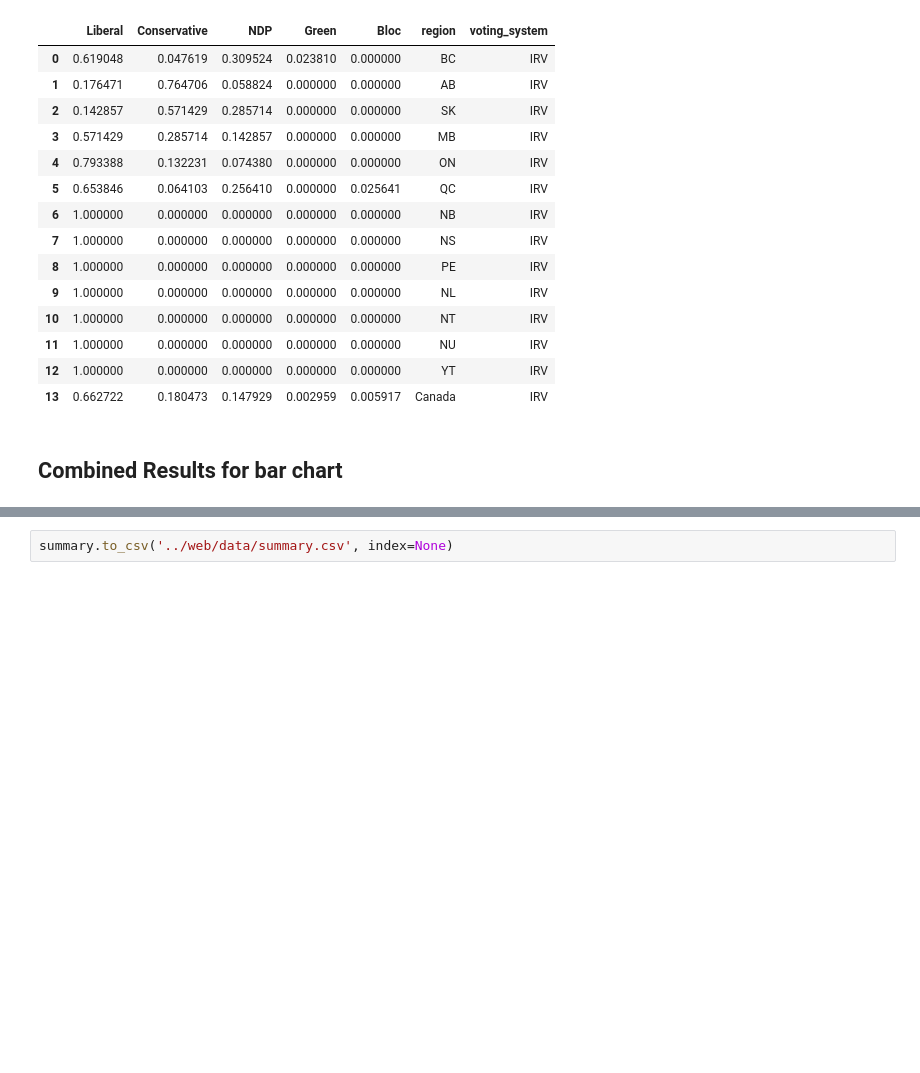
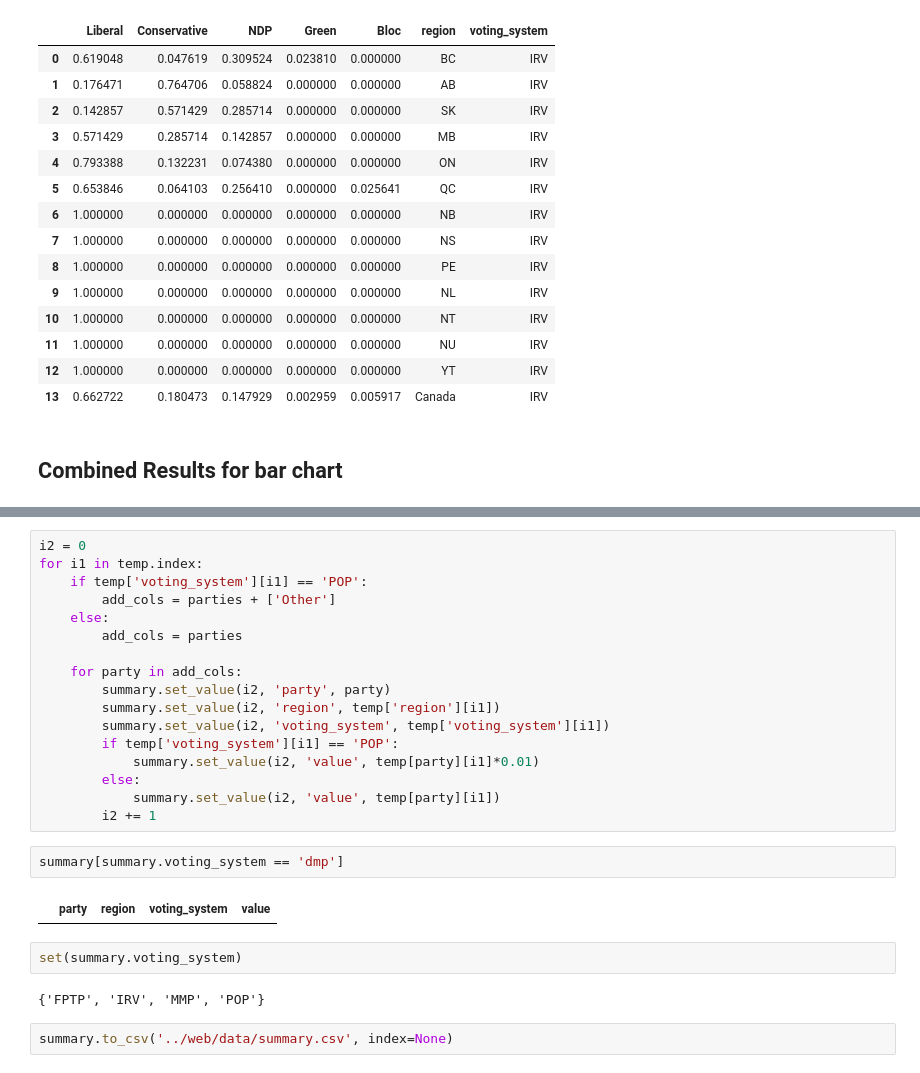
Before and after one commit to smcmurtry/electoral_reform, a Jupyter notebook: python/data_munging.ipynb, the cells around one changed output, grey strips where cells are left out. Drawn from its saved outputs; the diff is of its cells as text; blank space fills up the shorter version.

```diff
--- a/python/data_munging.ipynb
+++ b/python/data_munging.ipynb
@@ -471,2 +475,27 @@ summary.head()
+# %%
+i2 = 0
+for i1 in temp.index:
+    if temp['voting_system'][i1] == 'POP':
+        add_cols = parties + ['Other']
+    else:
+        add_cols = parties
+
+    for party in add_cols:
+        summary.set_value(i2, 'party', party)
+        summary.set_value(i2, 'region', temp['region'][i1])
+        summary.set_value(i2, 'voting_system', temp['voting_system'][i1])
+        if temp['voting_system'][i1] == 'POP':
+            summary.set_value(i2, 'value', temp[party][i1]*0.01)
+        else:
+            summary.set_value(i2, 'value', temp[party][i1])
+        i2 += 1
+# %%
+summary[summary.voting_system == 'dmp']
+# %% [output]
+|  | party | region | voting_system | value |
+# %%
+set(summary.voting_system)
+# %% [output]
+{'FPTP', 'IRV', 'MMP', 'POP'}
 # %%
 summary.to_csv('../web/data/summary.csv', index=None)
```
Also changed, not shown: parts of 4 cells of this notebook, 9 other files.
